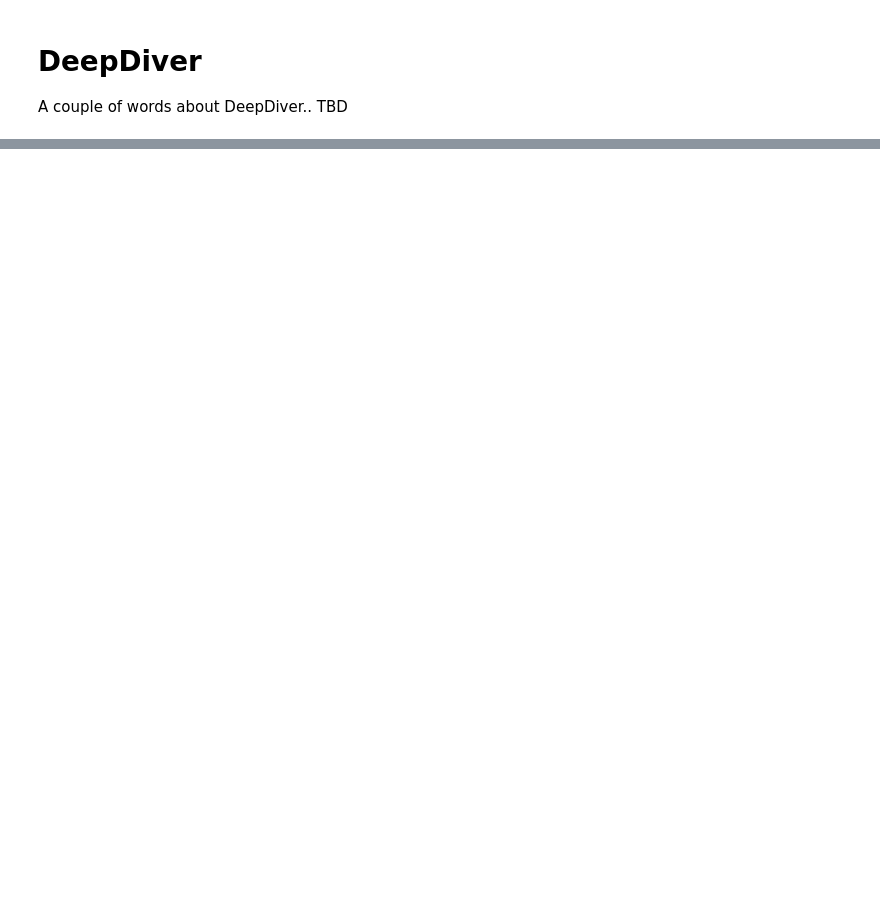
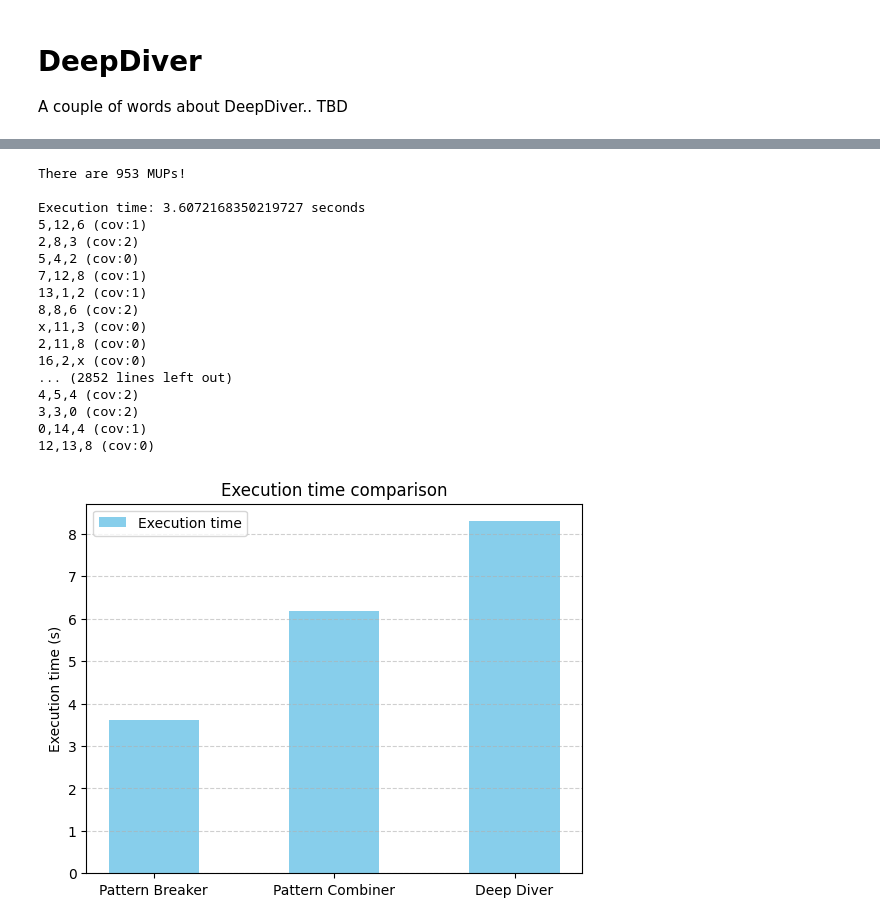
Before and after one commit to nirsurani132/dataManagementFinalProject25, a Jupyter notebook: experiments.ipynb, the cells around one changed output, grey strips where cells are left out. Drawn from its saved outputs; the diff is of its cells as text; code cells hidden in the pictures; blank space fills up the shorter version.

```diff
--- a/experiments.ipynb
+++ b/experiments.ipynb
@@ -180,0 +273,21 @@ print(df)
+# %%
+run_algorithms('airbnb_100000.csv', [1,2,3], 3)
+# %% [output]
+There are 953 MUPs!
+
+Execution time: 3.6072168350219727 seconds
+5,12,6 (cov:1)
+2,8,3 (cov:2)
+5,4,2 (cov:0)
+7,12,8 (cov:1)
+13,1,2 (cov:1)
+8,8,6 (cov:2)
+x,11,3 (cov:0)
+2,11,8 (cov:0)
+16,2,x (cov:0)
+... (2852 lines left out)
+4,5,4 (cov:2)
+3,3,0 (cov:2)
+0,14,4 (cov:1)
+12,13,8 (cov:0)
+[figure, added]
```
Also changed, not shown: parts of 10 cells of this notebook, 3 other files.
